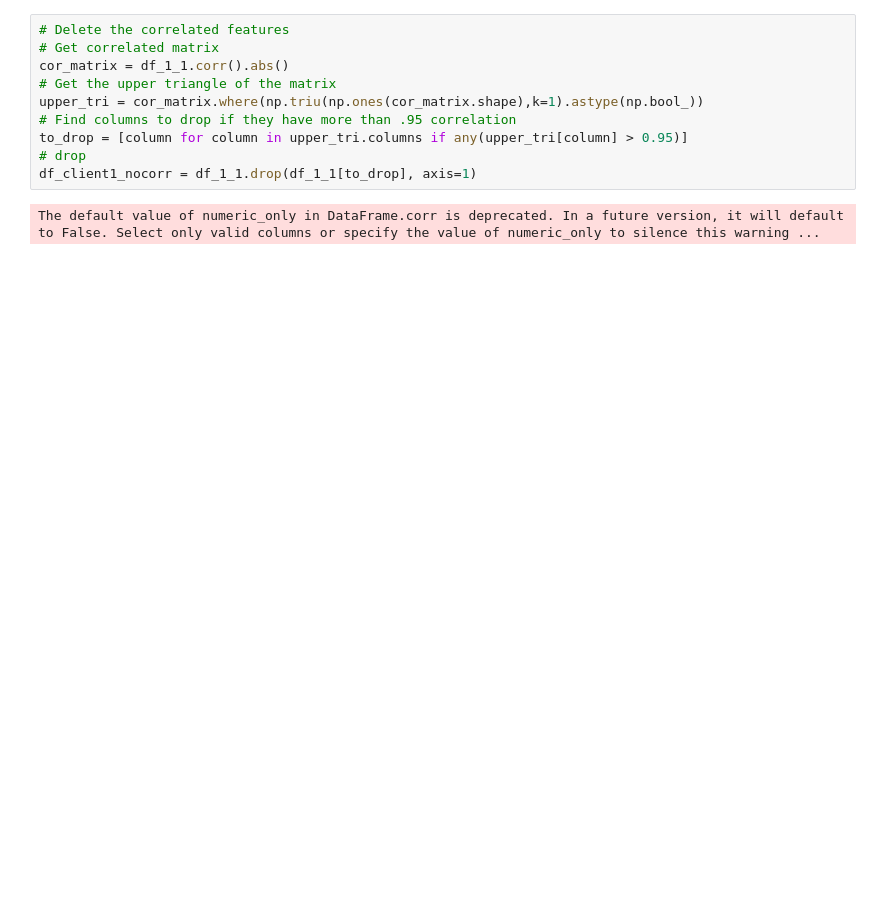
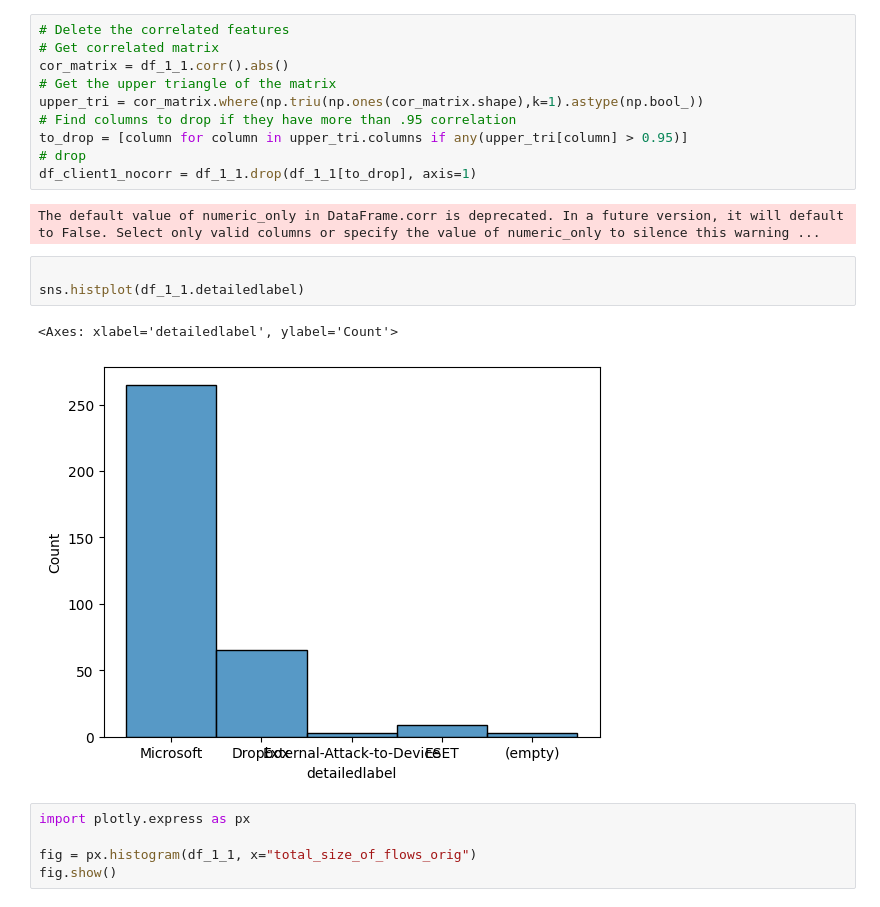
Before and after one commit to stratosphereips/ml-detectors-ctu-50, a Jupyter notebook: ctu-50-deteciton1.ipynb, the cells around one changed output. Cells and saved outputs as stored; diff of their text form; blank space fills up the shorter version.

```diff
--- a/ctu-50-deteciton1.ipynb
+++ b/ctu-50-deteciton1.ipynb
@@ -178,3 +154,14 @@ to_drop = [column for column in upper_tri.columns if any(upper_tri[column] > 0.9
 df_client1_nocorr = df_1_1.drop(df_1_1[to_drop], axis=1)
 # %% [output]
 The default value of numeric_only in DataFrame.corr is deprecated. In a future version, it will default to False. Select only valid columns or specify the value of numeric_only to silence this warning ...
+# %%
+
+sns.histplot(df_1_1.detailedlabel)
+# %% [output]
+<Axes: xlabel='detailedlabel', ylabel='Count'>
+[figure, added]
+# %%
+import plotly.express as px
+
+fig = px.histogram(df_1_1, x="total_size_of_flows_orig")
+fig.show()
```
Also changed, not shown: parts of 35 cells of this notebook.
